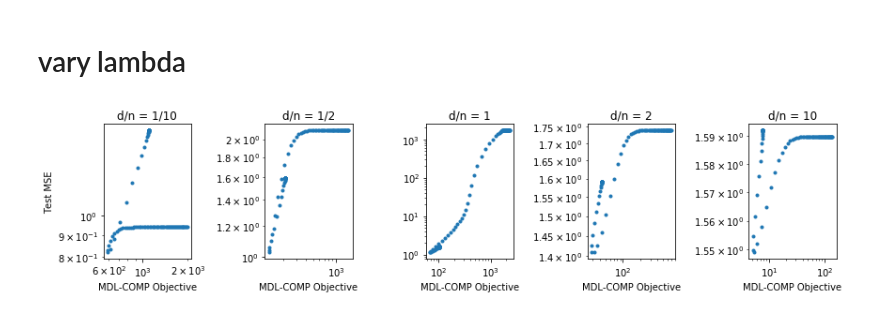
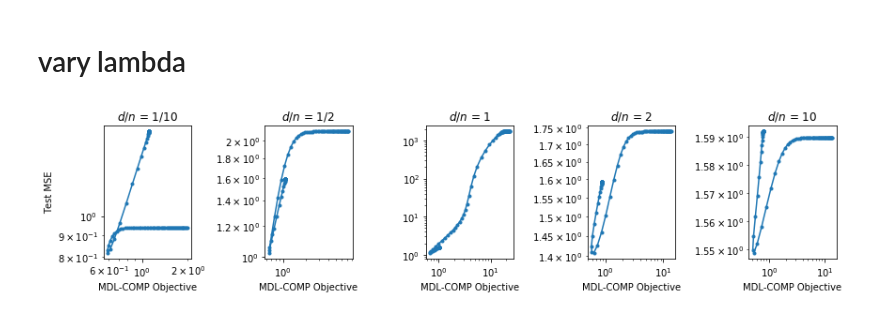
Before and after one commit to csinva/mdl-complexity, a Jupyter notebook: analyze_lambda_loss.ipynb, the cells around one changed output. Drawn from its saved outputs; the diff is of its cells as text; code cells hidden in the pictures.

```diff
--- a/analyze_lambda_loss.ipynb
+++ b/analyze_lambda_loss.ipynb
@@ -67,34 +67,34 @@ for c, n_train_over_num_features in tqdm(enumerate([10, 2, 1, 1/2, 1/10])):
 
     def mdl1_loss(l):
         thetahat = calc_thetahat(l)
         mse_norm = npl.norm(y_train - X_train @ thetahat)**2 / (2 * var)
         theta_norm = npl.norm(thetahat)**2 / (2 * var)
         eigensum = 0.5 * np.sum(np.log((eigenvals + l) / l))
-        return mse_norm + theta_norm + eigensum
+        return (mse_norm + theta_norm + eigensum) / y_train.size
 
 
     lambdas = np.logspace(-10, 10, num=100)
     n = lambdas.size
 
 
     r = {
         'l': lambdas,
         'mdl1': np.zeros(n),
         'test_mse': np.zeros(n)
     }
     for i, l in enumerate(lambdas):
         thetahat = calc_thetahat(l)
         r['test_mse'][i] = np.mean(np.square(y_test - X_test @ thetahat))
         r['mdl1'][i] = mdl1_loss(l)
     plt.subplot(R, C, c + 1)
-    plt.plot(r['mdl1'], r['test_mse'], '.')
+    plt.plot(r['mdl1'], r['test_mse'], '.-')
     plt.xscale('log')
     plt.yscale('log')
     plt.tight_layout()
     if c == 0:
         plt.ylabel('Test MSE')
     plt.xlabel('MDL-COMP Objective')
-    plt.title('d/n = ' + tits[c])
+    plt.title('$d/n$ = ' + tits[c])
 plt.savefig(oj(save_dir, 'fig_lambda.pdf'))
 # %% [output]
-[figure, old version]
+[figure, new version]
```
Also changed, not shown: 5 other files.
